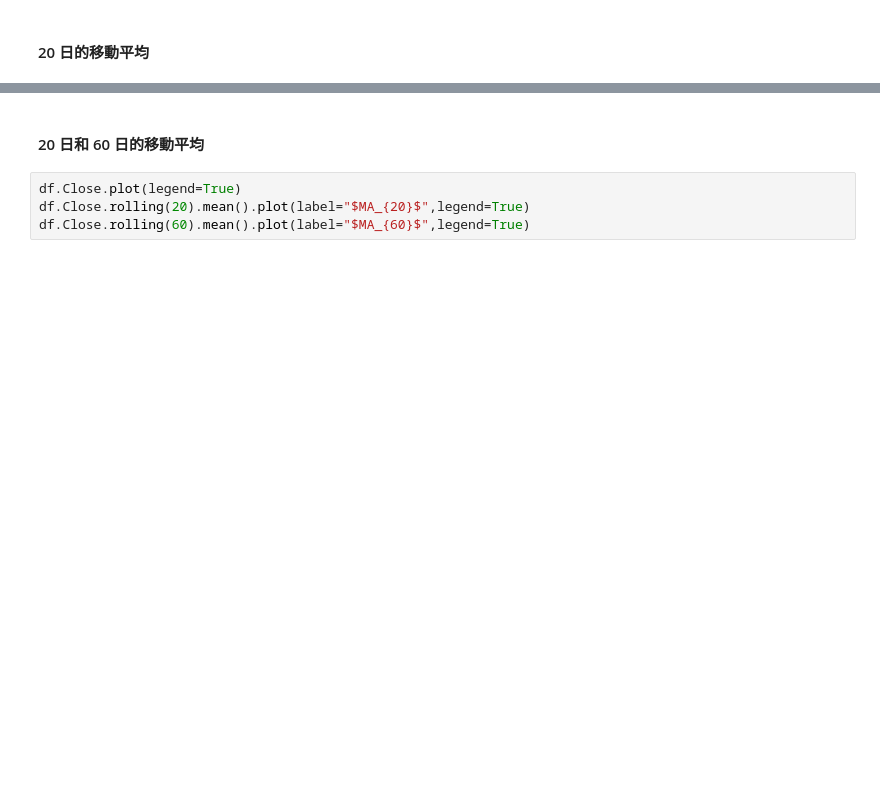
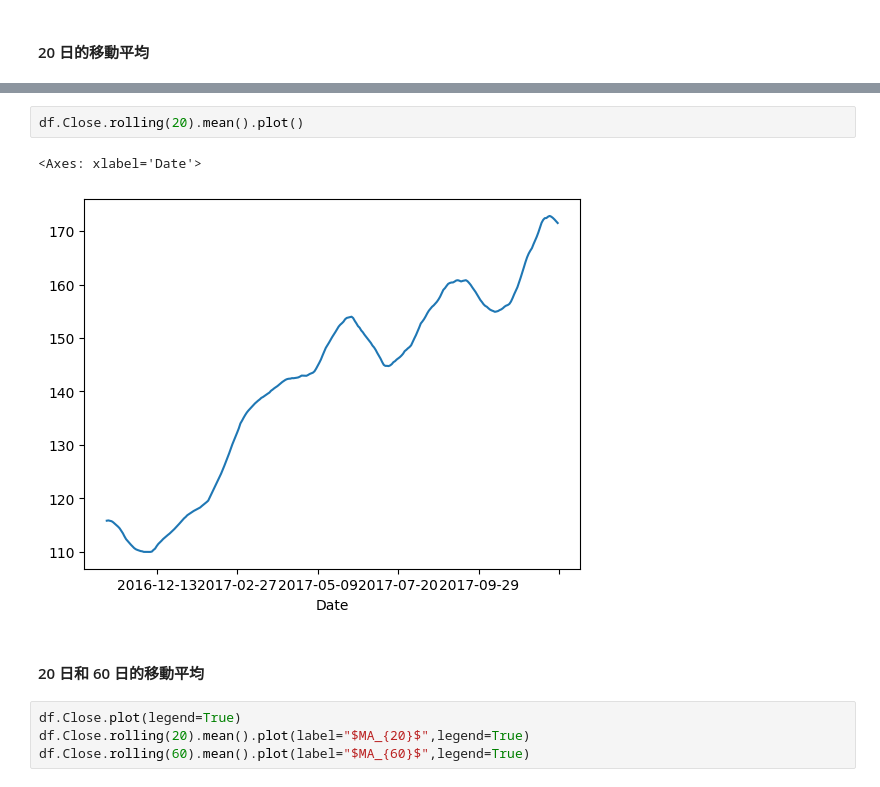
Before and after one commit to akjmo97/IMLP421, a Jupyter notebook: Unit02/2.2.2_Pandas╝╞╛┌д└кR.ipynb, the cells around one changed output, grey strips where cells are left out. Drawn from its saved outputs; the diff is of its cells as text; blank space fills up the shorter version.

```diff
--- a/Unit02/2.2.2_Pandas╝╞╛┌д└кR.ipynb
+++ b/Unit02/2.2.2_Pandas╝╞╛┌д└кR.ipynb
@@ -426,3 +406,8 @@ df = pdr.get_data_yahoo('AAPL')
+# %%
+df.Close.rolling(20).mean().plot()
+# %% [output]
+<Axes: xlabel='Date'>
+[figure, added]
 # %% [markdown]
 #### 20 日和 60 日的移動平均
 # %%
```
Also changed, not shown: parts of 58 cells of this notebook.
